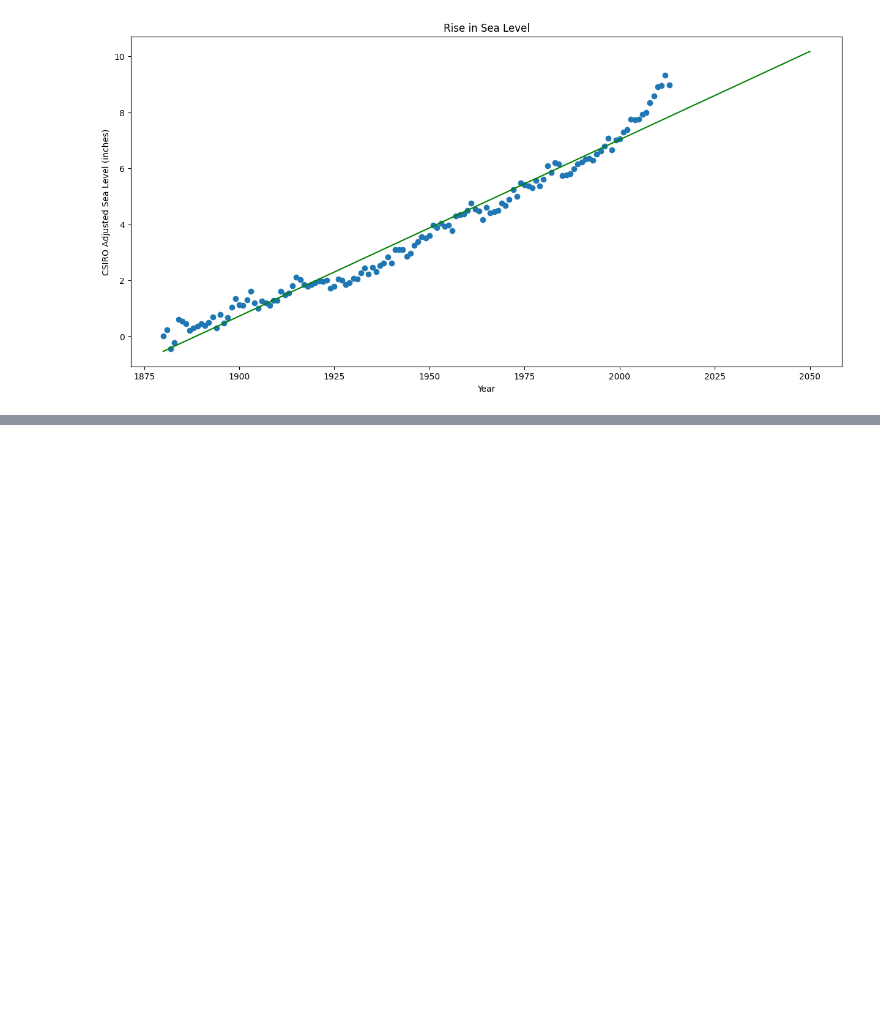
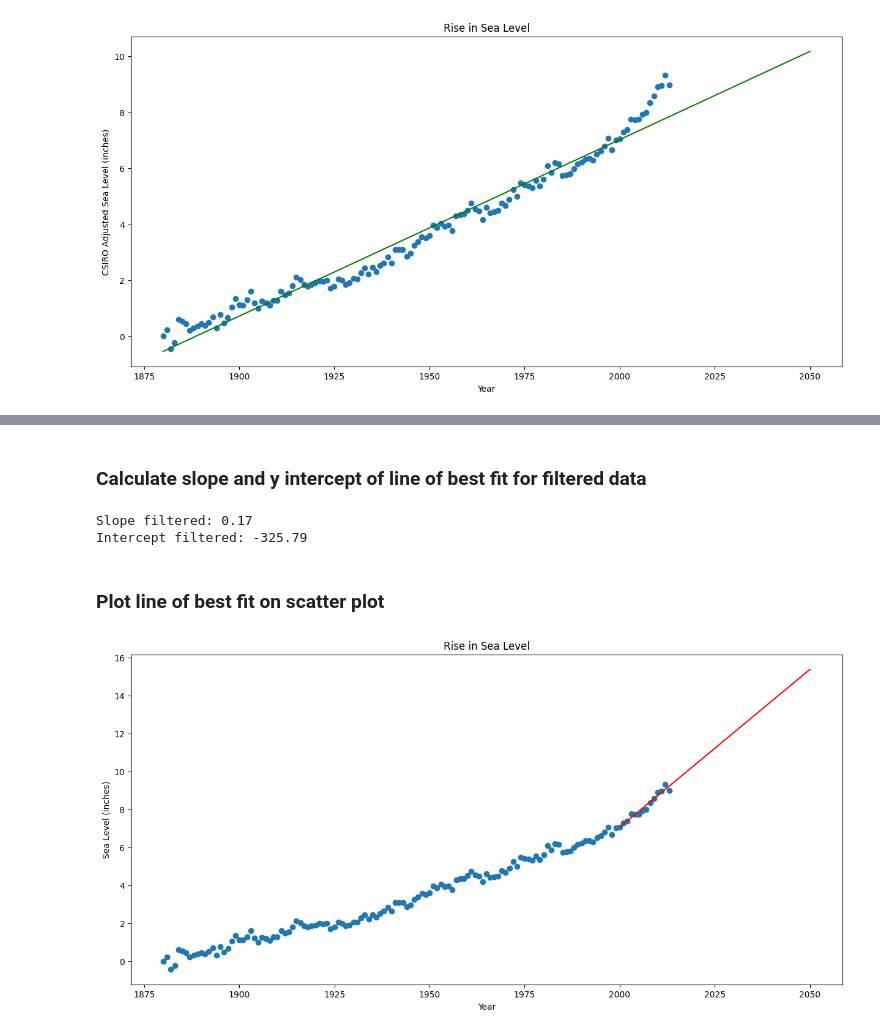
Before and after one commit to sfraser-dev/python-data-analysis-projects-notebooks, a Jupyter notebook: project5_sea-level-predictor/sea-level-predictor.ipynb, the cells around one changed output, grey strips where cells are left out. Saved outputs shown, nothing was run; the diff lists cells and outputs as text; code cells hidden in the pictures; blank space fills up the shorter version.

Commit message:
second line fit done

```diff
--- a/project5_sea-level-predictor/sea-level-predictor.ipynb
+++ b/project5_sea-level-predictor/sea-level-predictor.ipynb
@@ -97,0 +102,3 @@ plt.show()
+# %%
+df_filt = df[df['Year'] >= 2000]
+df_filt
@@ -97,0 +121,30 @@ plt.show()
+# %% [markdown]
+### Calculate slope and y intercept of line of best fit for filtered data
+# %%
+slope_filtered, intercept_filtered, _, _, _= linregress(df_filt['Year'], df_filt['CSIRO Adjusted Sea Level'])
+print(f"Slope filtered: {slope_filtered:.2f}")
+print(f"Intercept filtered: {intercept_filtered:.2f}")
+# %% [output]
+Slope filtered: 0.17
+Intercept filtered: -325.79
+# %% [markdown]
+### Plot line of best fit on scatter plot
+# %%
+# Create scatter plot
+plt.figure(figsize=(15, 7))
+plt.scatter(df['Year'], df['CSIRO Adjusted Sea Level'])
+
+# Plot line of best fit for the filtered data
+x_filt = range(df_filt['Year'].min(), 2051)
+y_filt = slope_filtered * x_filt + intercept_filtered
+plt.plot(x_filt, y_filt, 'r')
+
+# Labels
+plt.title('Rise in Sea Level')
+plt.xlabel('Year')
+plt.ylabel('Sea Level (inches)')
+
+# Show plot
+plt.show()
+# %% [output]
+[figure, added]
```
Also changed, not shown: parts of 4 cells of this notebook.
